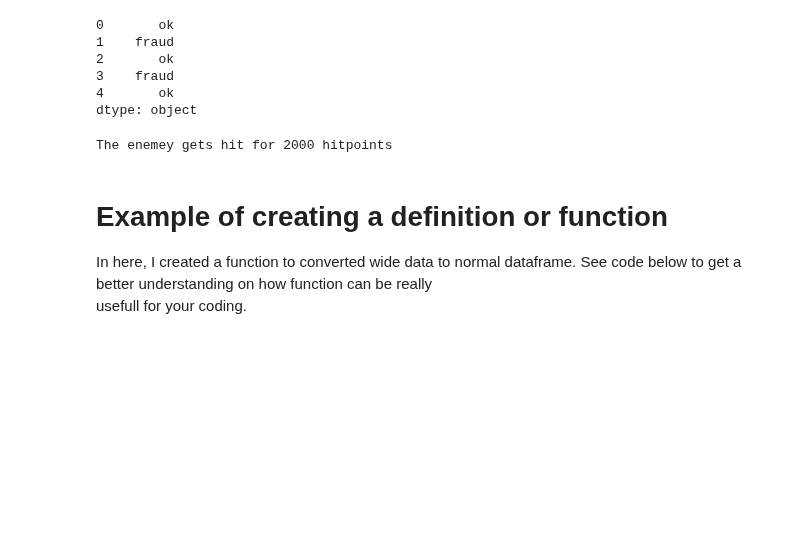
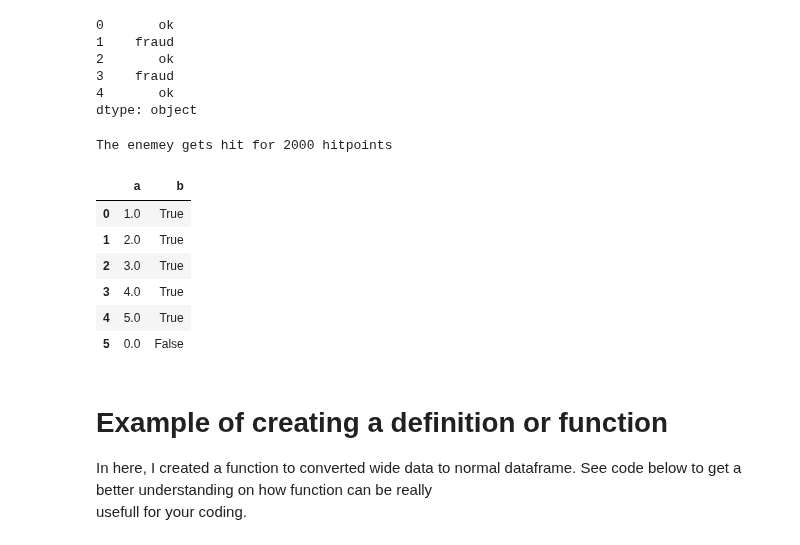
Before and after one commit to RonnyCh/mydsbook, a Jupyter notebook: myBook.ipynb, the cells around one changed output. Cells and saved outputs as stored; diff of their text form; code cells hidden in the pictures; blank space fills up the shorter version.

```diff
--- a/myBook.ipynb
+++ b/myBook.ipynb
@@ -421,6 +421,26 @@ damage =2000
 print('The enemey gets hit for {} hitpoints'.format(damage))
 # %% [output]
 The enemey gets hit for 2000 hitpoints
+# %%
+import numpy as np
+import pandas as pd
+
+
+df = pd.DataFrame({'a':[1,2,3,4,5,np.nan]})
+
+df.loc[df['a'].isnull(),'a'] = 0                     # replacing null value with Loc
+
+df['b']=df['a'].apply(lambda x:'True' if x>0 else 'False')    # applying lambda and if statements
+
+df
+# %% [output]
+|  | a | b |
+| 0 | 1.0 | True |
+| 1 | 2.0 | True |
+| 2 | 3.0 | True |
+| 3 | 4.0 | True |
+| 4 | 5.0 | True |
+| 5 | 0.0 | False |
 # %% [markdown]
 # Example of creating a definition or function
 
```
